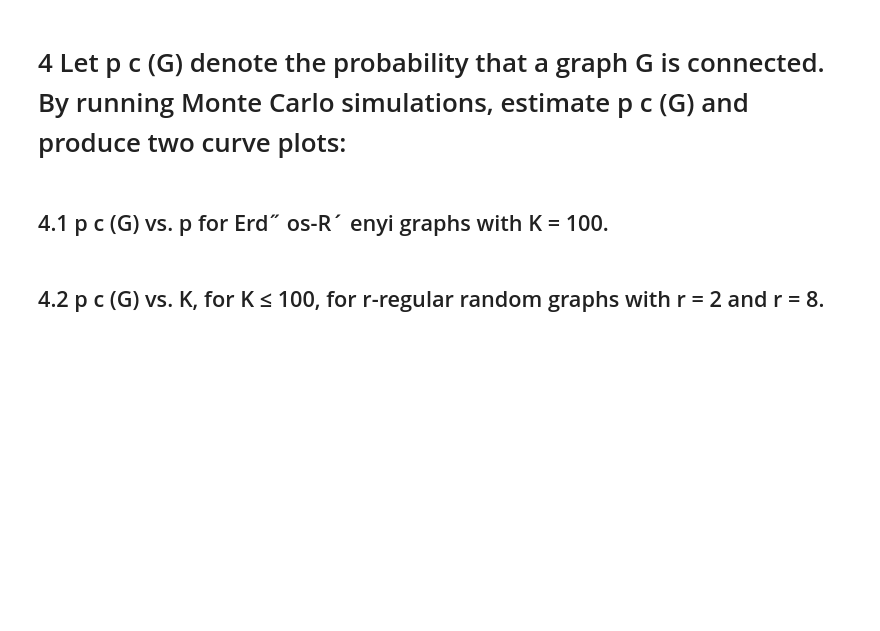
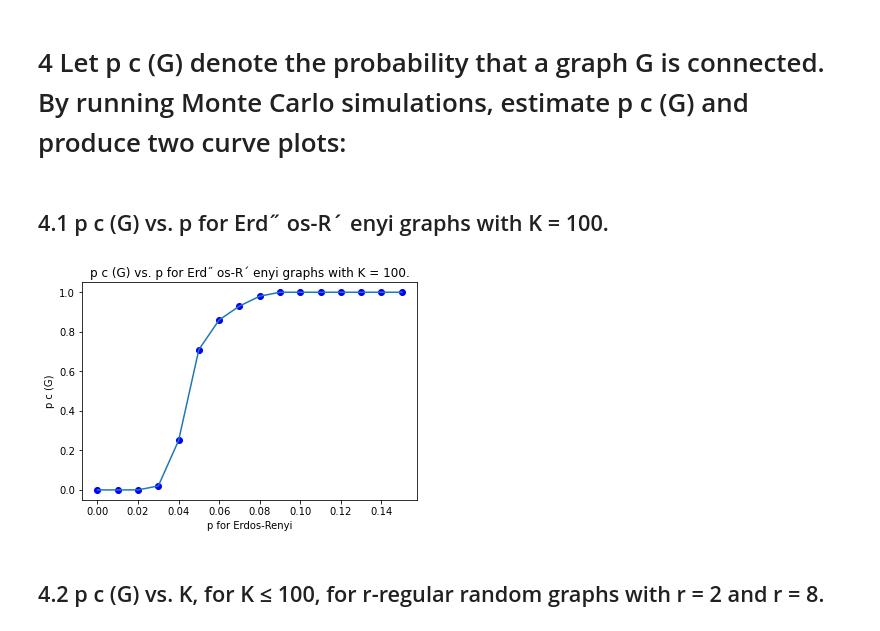
Before and after one commit to HaotianZhang96/NBD-homework1, a Jupyter notebook: NBD_hw1_part1.ipynb, the cells around one changed output. Cells and saved outputs as stored; diff of their text form; code cells hidden in the pictures; blank space fills up the shorter version.

```diff
--- a/NBD_hw1_part1.ipynb
+++ b/NBD_hw1_part1.ipynb
@@ -104,5 +158,34 @@ Starting from an arbitrary node, all graph nodes can be visited
 # 4 Let p c (G) denote the probability that a graph G is connected. By running Monte Carlo simulations, estimate p c (G) and produce two curve plots:
 # %% [markdown]
 ##  4.1 p c (G) vs. p for Erd˝ os-R´ enyi graphs with K = 100.
+# %%
+def monte_carlo(nodes,p):
+    counter=0
+    for i in range(nodes):
+        er = nx.erdos_renyi_graph(nodes,p,directed=False)
+
+        L= nx.laplacian_matrix(er,nodelist=range(len(er.nodes)))
+        l= L.todense()
+        eigenvalue = np.linalg.eig(l)[0]
+        second_eigenvalue = np.sort(eigenvalue)[1]
+        if second_eigenvalue  > 0:
+            counter+=1
+
+        else:
+            pass
+    return counter/nodes
+# %%
+perdos = []
+probabilities=[0.00,0.01,0.02,0.03,0.04,0.05,0.06,0.07,0.08,0.09,0.1,0.11,0.12,0.13,0.14,0.15]
+for i in range(len(probabilities)):
+    perdos.append(monte_carlo(100,probabilities[i]))
+# %%
+plt.plot(probabilities, perdos,'bo',probabilities, perdos)
+plt.xlabel('p for Erdos-Renyi')
+plt.ylabel('p c (G)')
+plt.title('p c (G) vs. p for Erd˝ os-R´ enyi graphs with K = 100.')
+plt.show()
+# %% [output]
+[figure, added]
 # %% [markdown]
 ## 4.2 p c (G) vs. K, for K ≤ 100, for r-regular random graphs with r = 2 and r = 8.
```
Also changed, not shown: parts of 12 cells of this notebook.
